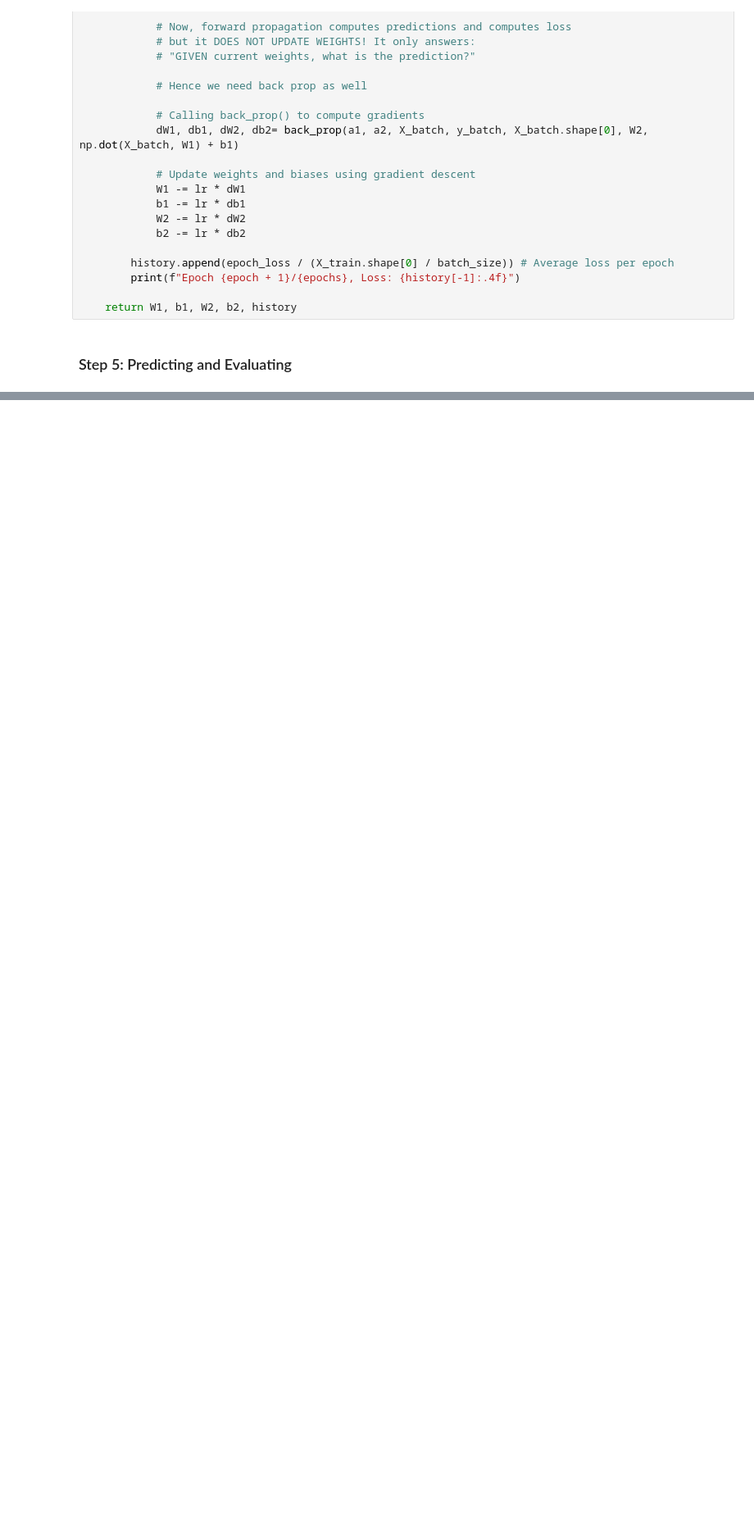
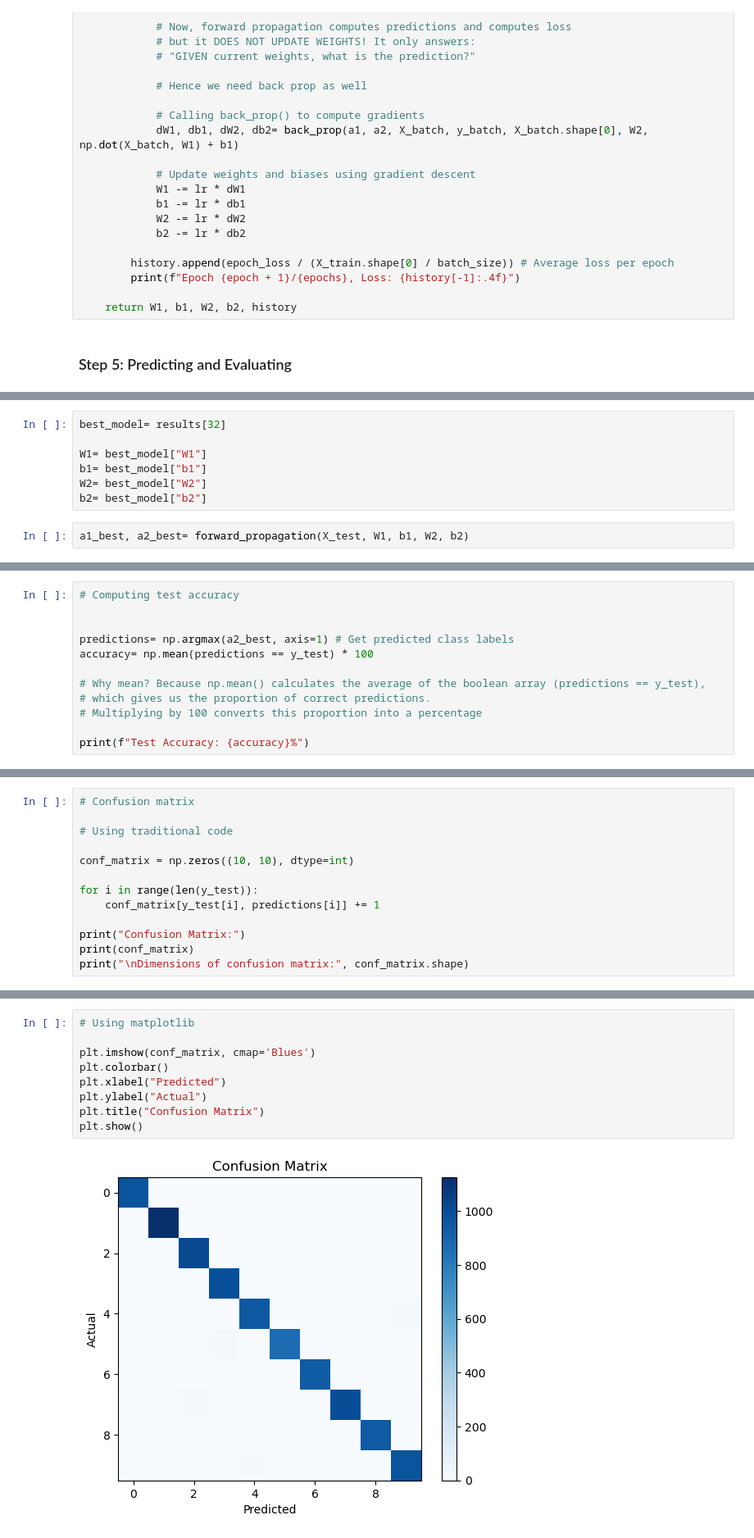
Before and after one commit to asmitdas674/Research-AI-Task-13, a Jupyter notebook: NNModel.ipynb, the cells around one changed output, grey strips where cells are left out. Shown at 82% size. Saved outputs shown, nothing was run; the diff lists cells and outputs as text; blank space fills up the shorter version.

```diff
--- a/NNModel.ipynb
+++ b/NNModel.ipynb
@@ -334,0 +393,9 @@ def train(batch_size, epochs, lr):
+# %%
+best_model= results[32]
+
+W1= best_model["W1"]
+b1= best_model["b1"]
+W2= best_model["W2"]
+b2= best_model["b2"]
+# %%
+a1_best, a2_best= forward_propagation(X_test, W1, b1, W2, b2)
@@ -334,0 +434,12 @@ def train(batch_size, epochs, lr):
+# %%
+# Computing test accuracy
+
+
+predictions= np.argmax(a2_best, axis=1) # Get predicted class labels
+accuracy= np.mean(predictions == y_test) * 100
+
+# Why mean? Because np.mean() calculates the average of the boolean array (predictions == y_test),
+# which gives us the proportion of correct predictions.
+# Multiplying by 100 converts this proportion into a percentage
+
+print(f"Test Accuracy: {accuracy}%")
@@ -334,0 +452,13 @@ def train(batch_size, epochs, lr):
+# %%
+# Confusion matrix
+
+# Using traditional code
+
+conf_matrix = np.zeros((10, 10), dtype=int)
+
+for i in range(len(y_test)):
+    conf_matrix[y_test[i], predictions[i]] += 1
+
+print("Confusion Matrix:")
+print(conf_matrix)
+print("\nDimensions of confusion matrix:", conf_matrix.shape)
@@ -334,0 +487,11 @@ def train(batch_size, epochs, lr):
+# %%
+# Using matplotlib
+
+plt.imshow(conf_matrix, cmap='Blues')
+plt.colorbar()
+plt.xlabel("Predicted")
+plt.ylabel("Actual")
+plt.title("Confusion Matrix")
+plt.show()
+# %% [output]
+[figure, added]
```
Also changed, not shown: parts of 13 cells of this notebook.
